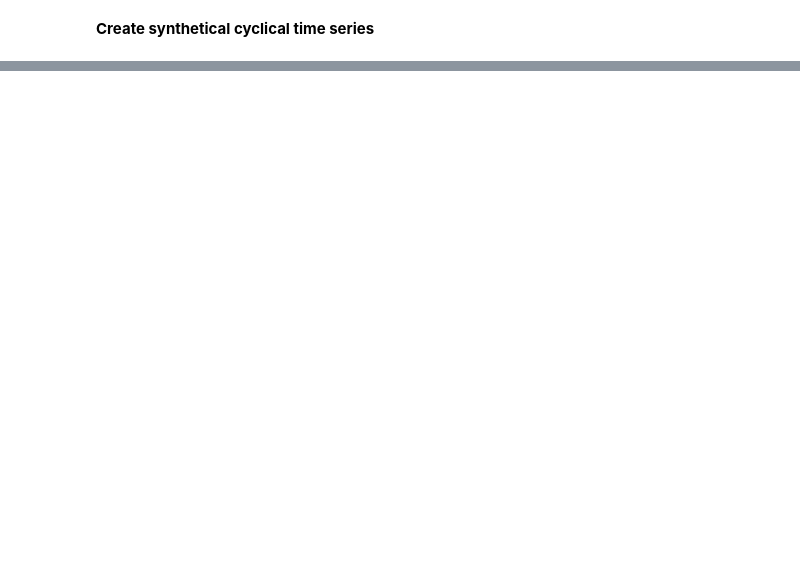
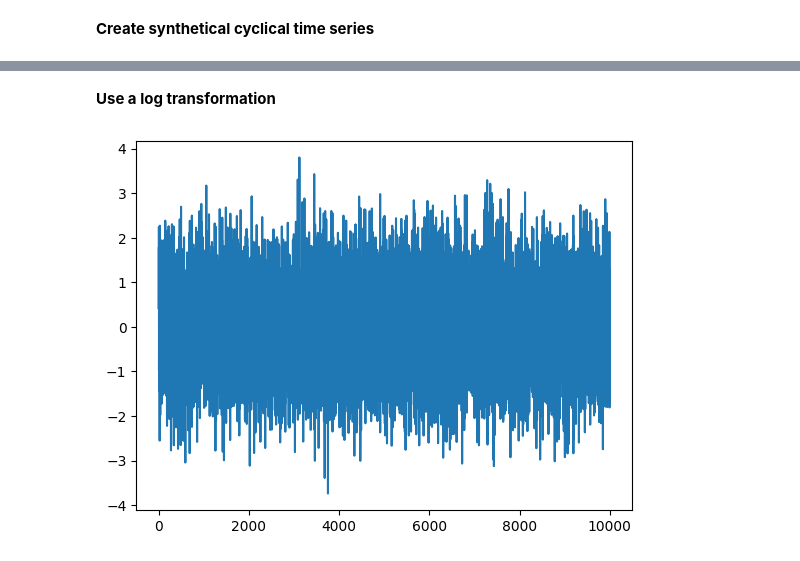
Before and after one commit to AleksandrMorozov123/Time-series-theory, a Jupyter notebook: time-series-forecasting.ipynb, the cells around one changed output, grey strips where cells are left out. Saved outputs shown, nothing was run; the diff lists cells and outputs as text; code cells hidden in the pictures; blank space fills up the shorter version.

```diff
--- a/time-series-forecasting.ipynb
+++ b/time-series-forecasting.ipynb
@@ -161,0 +157,10 @@ True
+# %% [markdown]
+**Use a log transformation**
+# %%
+log_transformed = np.log (vals)
+_, p = normaltest (log_transformed)
+
+plt.plot(log_transformed)
+plt.show()
+# %% [output]
+[figure, added]
```
Also changed, not shown: parts of 16 cells of this notebook.
